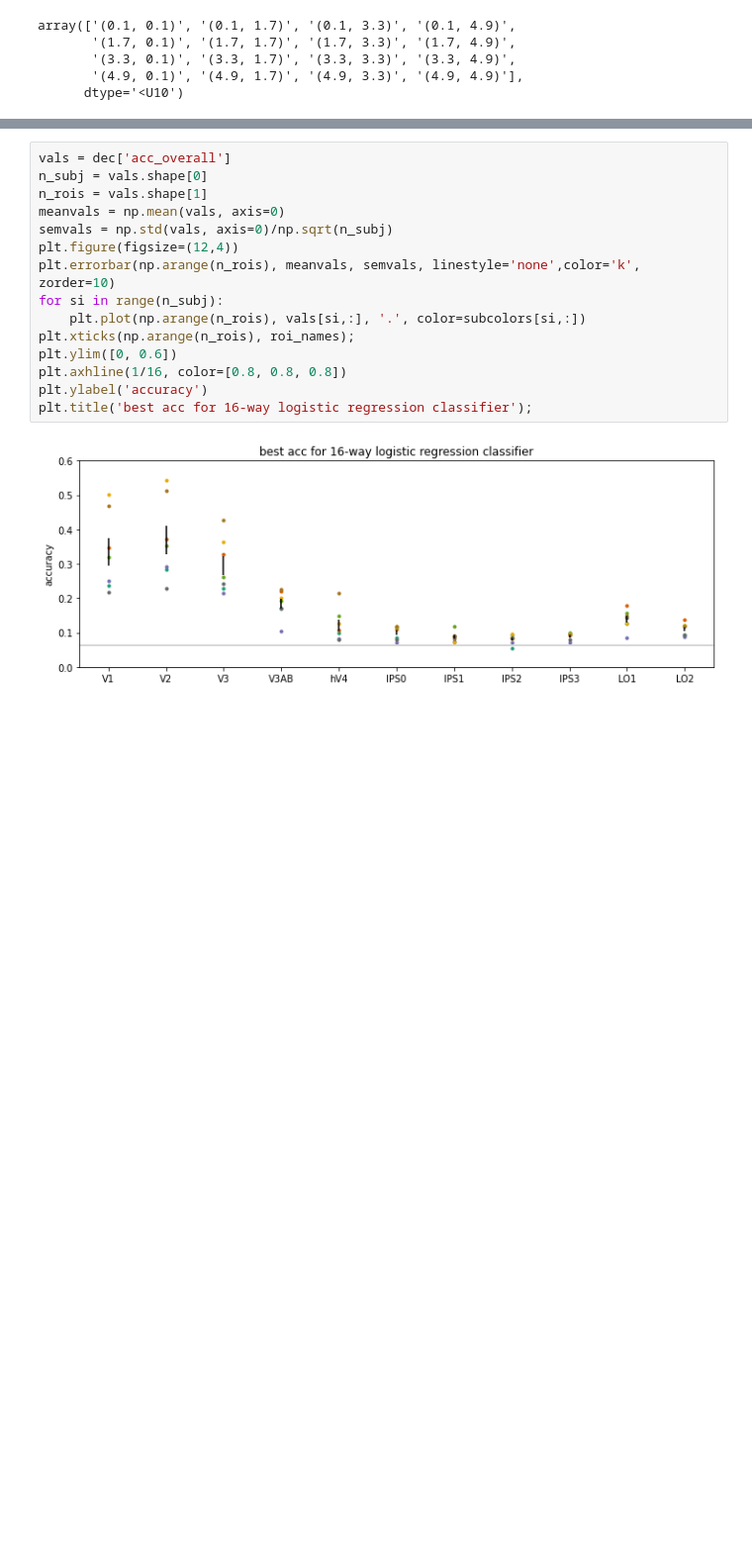
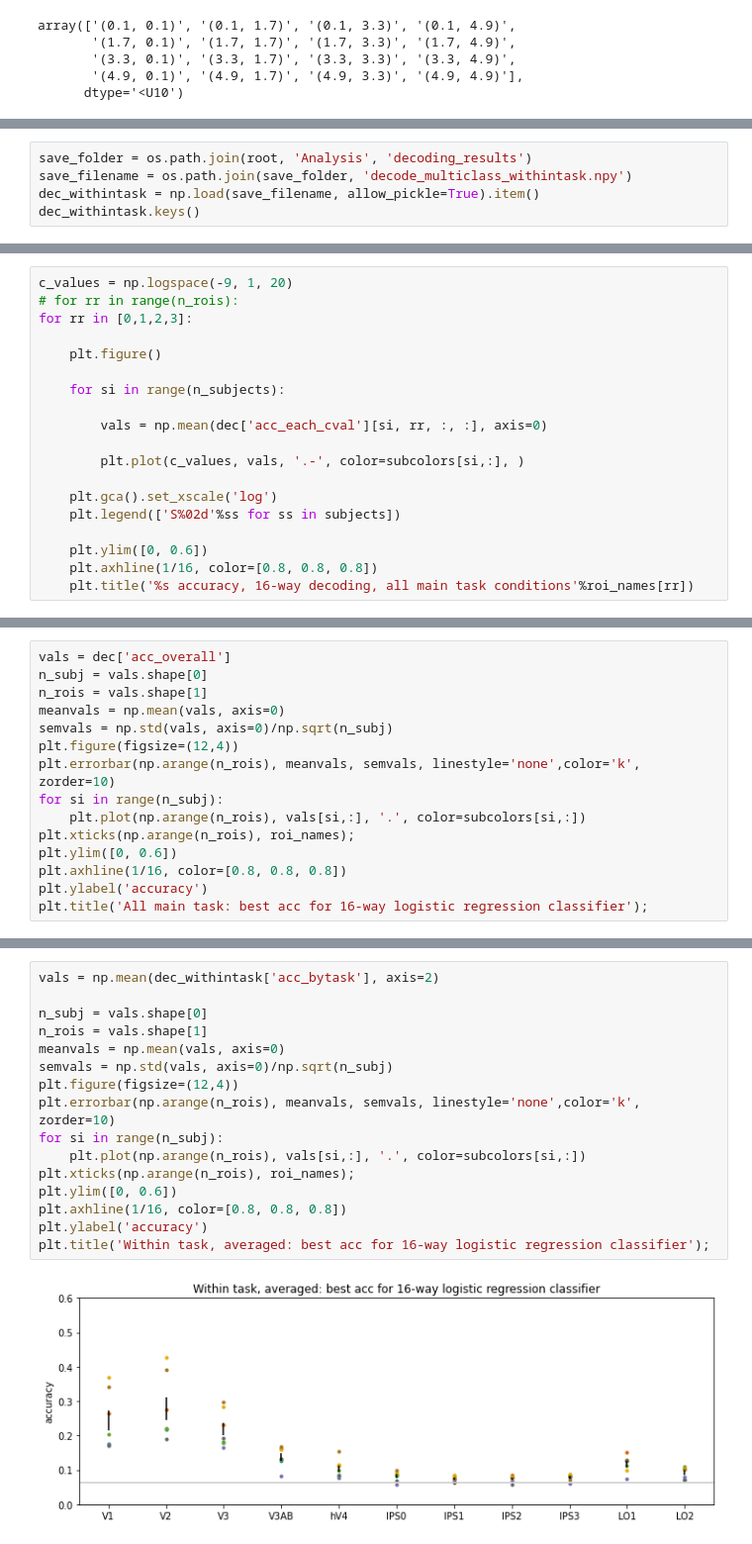
Before and after one commit to mmhenderson/shapeDim, a Jupyter notebook: Analysis/decoding/multiclass_decoding.ipynb, the cells around one changed output, grey strips where cells are left out. Shown at 99% size. Drawn from its saved outputs; the diff is of its cells as text; blank space fills up the shorter version.

Commit message:
updating decoding and dimensionality code, new analyses

```diff
--- a/Analysis/decoding/multiclass_decoding.ipynb
+++ b/Analysis/decoding/multiclass_decoding.ipynb
@@ -46,0 +71,5 @@ subcolors = cm.Dark2(np.linspace(0,1,n_subjects))
+# %%
+save_folder = os.path.join(root, 'Analysis', 'decoding_results')
+save_filename = os.path.join(save_folder, 'decode_multiclass_withintask.npy')
+dec_withintask = np.load(save_filename, allow_pickle=True).item()
+dec_withintask.keys()
@@ -46,0 +80,19 @@ subcolors = cm.Dark2(np.linspace(0,1,n_subjects))
+# %%
+c_values = np.logspace(-9, 1, 20)
+# for rr in range(n_rois):
+for rr in [0,1,2,3]:
+
+    plt.figure()
+
+    for si in range(n_subjects):
+
+        vals = np.mean(dec['acc_each_cval'][si, rr, :, :], axis=0)
+
+        plt.plot(c_values, vals, '.-', color=subcolors[si,:], )
+
+    plt.gca().set_xscale('log')
+    plt.legend(['S%02d'%ss for ss in subjects])
+
+    plt.ylim([0, 0.6])
+    plt.axhline(1/16, color=[0.8, 0.8, 0.8])
+    plt.title('%s accuracy, 16-way decoding, all main task conditions'%roi_names[rr])
@@ -46,0 +106,15 @@ subcolors = cm.Dark2(np.linspace(0,1,n_subjects))
+# %%
+vals = dec['acc_overall']
+n_subj = vals.shape[0]
+n_rois = vals.shape[1]
+meanvals = np.mean(vals, axis=0)
+semvals = np.std(vals, axis=0)/np.sqrt(n_subj)
+plt.figure(figsize=(12,4))
+plt.errorbar(np.arange(n_rois), meanvals, semvals, linestyle='none',color='k', zorder=10)
+for si in range(n_subj):
+    plt.plot(np.arange(n_rois), vals[si,:], '.', color=subcolors[si,:])
+plt.xticks(np.arange(n_rois), roi_names);
+plt.ylim([0, 0.6])
+plt.axhline(1/16, color=[0.8, 0.8, 0.8])
+plt.ylabel('accuracy')
+plt.title('All main task: best acc for 16-way logistic regression classifier');
@@ -47,17 +126,18 @@ subcolors = cm.Dark2(np.linspace(0,1,n_subjects))
 # %%
-vals = dec['acc_overall']
+vals = np.mean(dec_withintask['acc_bytask'], axis=2)
+
 n_subj = vals.shape[0]
 n_rois = vals.shape[1]
 meanvals = np.mean(vals, axis=0)
 semvals = np.std(vals, axis=0)/np.sqrt(n_subj)
 plt.figure(figsize=(12,4))
 plt.errorbar(np.arange(n_rois), meanvals, semvals, linestyle='none',color='k', zorder=10)
 for si in range(n_subj):
     plt.plot(np.arange(n_rois), vals[si,:], '.', color=subcolors[si,:])
 plt.xticks(np.arange(n_rois), roi_names);
 plt.ylim([0, 0.6])
 plt.axhline(1/16, color=[0.8, 0.8, 0.8])
 plt.ylabel('accuracy')
-plt.title('best acc for 16-way logistic regression classifier');
+plt.title('Within task, averaged: best acc for 16-way logistic regression classifier');
 # %% [output]
-[figure, old version]
+[figure, new version]
```
Also changed, not shown: parts of 38 cells of this notebook, 14 other files.
